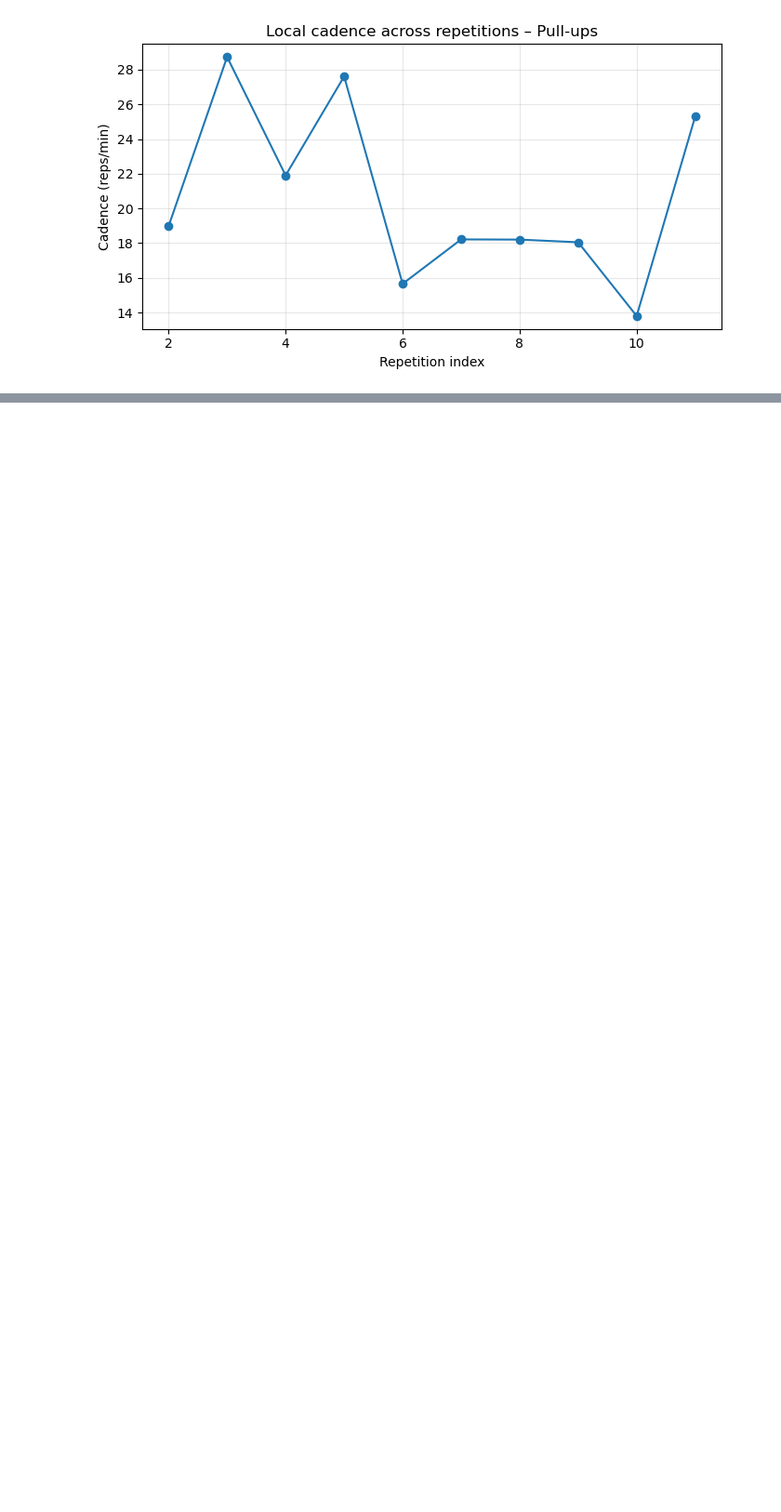
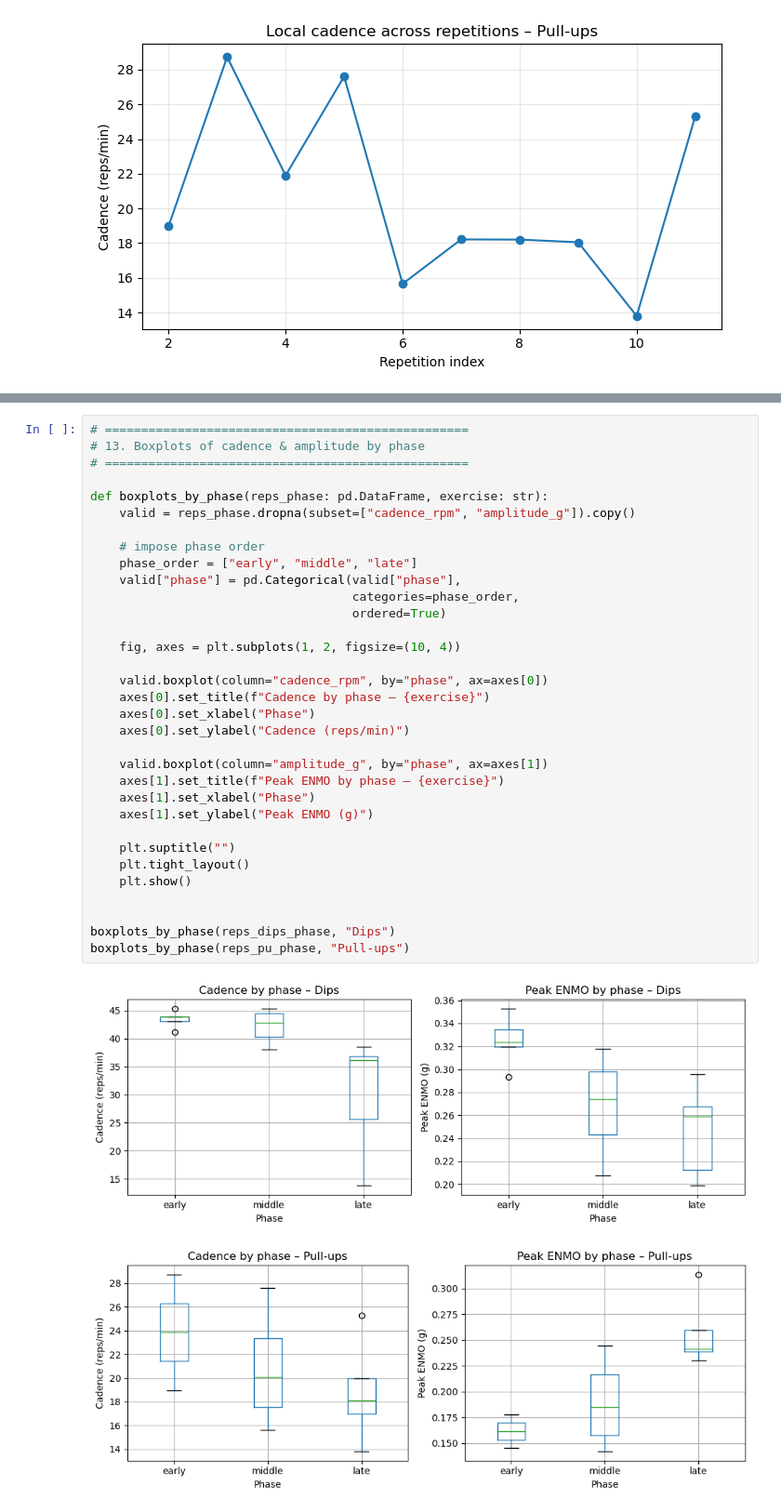
Before and after one commit to OmarFou/HAH913E-2024-AccelCalisthenics, a Jupyter notebook: notebooks/pullups_dips.ipynb, the cells around one changed output, grey strips where cells are left out. Shown at 93% size. Drawn from its saved outputs; the diff is of its cells as text; blank space fills up the shorter version.

```diff
--- a/notebooks/pullups_dips.ipynb
+++ b/notebooks/pullups_dips.ipynb
@@ -468,0 +538,36 @@ plot_cadence(reps_pu, "Pull-ups")
+# %%
+# ==================================================
+# 13. Boxplots of cadence & amplitude by phase
+# ==================================================
+
+def boxplots_by_phase(reps_phase: pd.DataFrame, exercise: str):
+    valid = reps_phase.dropna(subset=["cadence_rpm", "amplitude_g"]).copy()
+
+    # impose phase order
+    phase_order = ["early", "middle", "late"]
+    valid["phase"] = pd.Categorical(valid["phase"],
+                                    categories=phase_order,
+                                    ordered=True)
+
+    fig, axes = plt.subplots(1, 2, figsize=(10, 4))
+
+    valid.boxplot(column="cadence_rpm", by="phase", ax=axes[0])
+    axes[0].set_title(f"Cadence by phase – {exercise}")
+    axes[0].set_xlabel("Phase")
+    axes[0].set_ylabel("Cadence (reps/min)")
+
+    valid.boxplot(column="amplitude_g", by="phase", ax=axes[1])
+    axes[1].set_title(f"Peak ENMO by phase – {exercise}")
+    axes[1].set_xlabel("Phase")
+    axes[1].set_ylabel("Peak ENMO (g)")
+
+    plt.suptitle("")
+    plt.tight_layout()
+    plt.show()
+
+
+boxplots_by_phase(reps_dips_phase, "Dips")
+boxplots_by_phase(reps_pu_phase, "Pull-ups")
+# %% [output]
+[figure, added]
+[figure, added]
```
Also changed, not shown: parts of 5 cells of this notebook, 2 other files.
